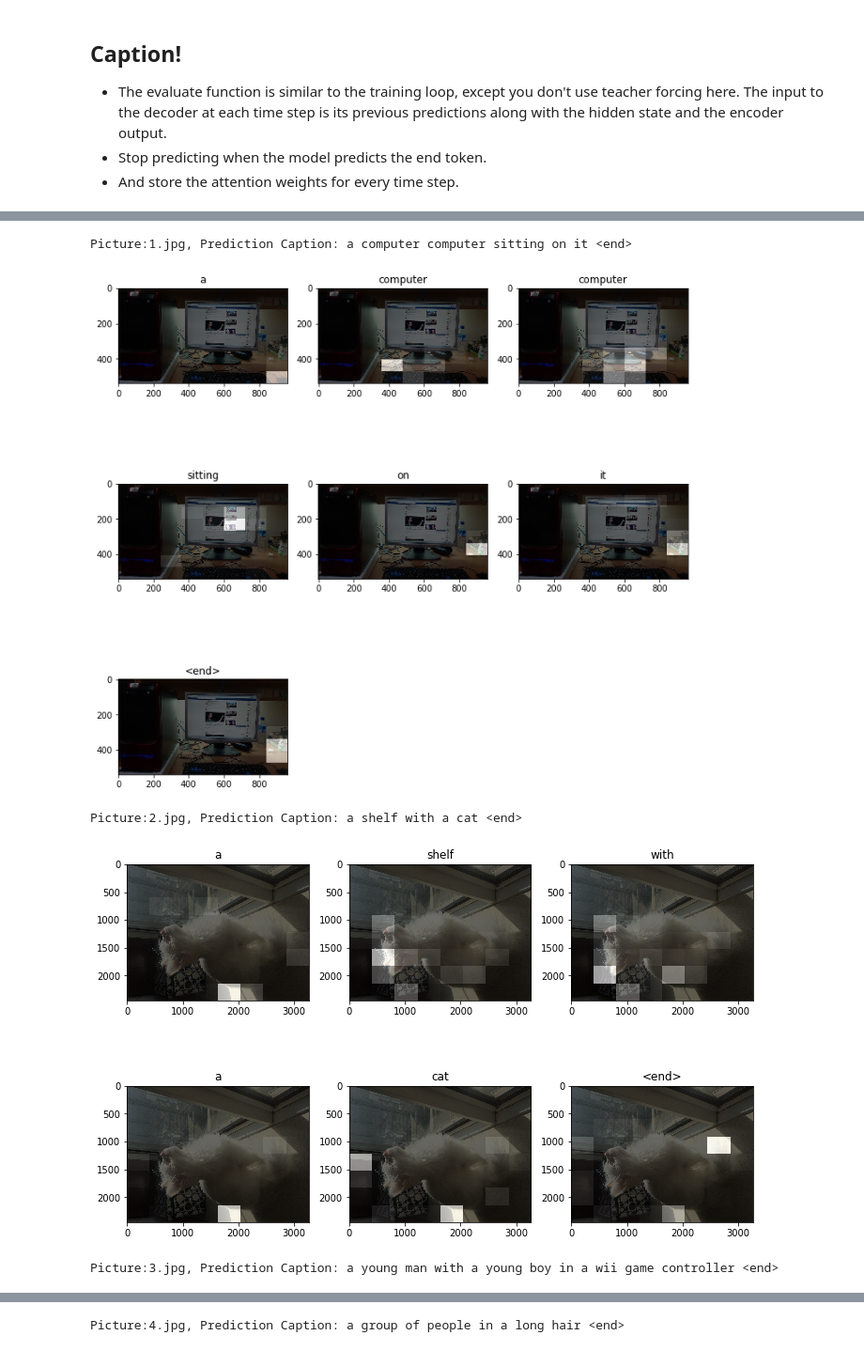
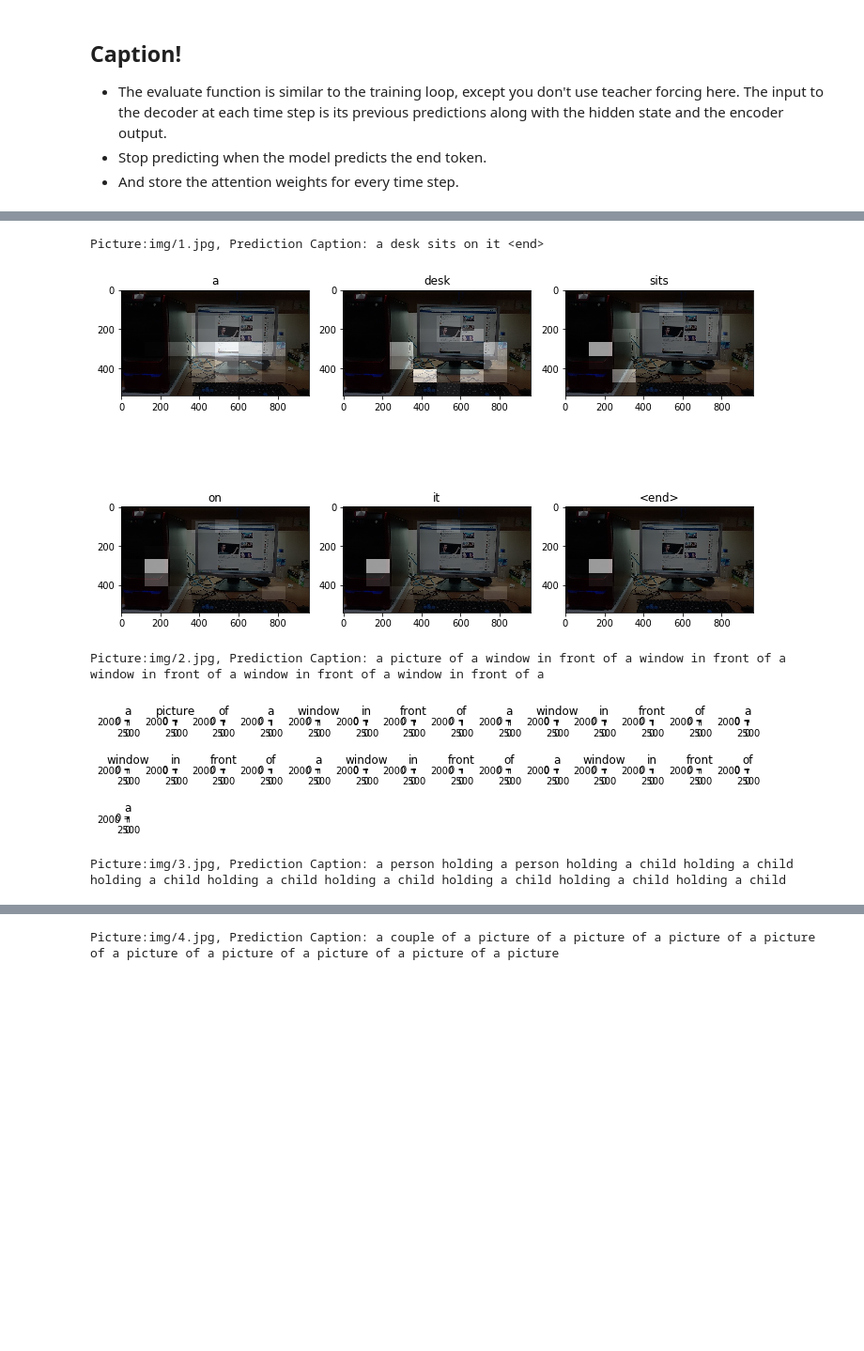
Before and after one commit to condal36/im2text, a Jupyter notebook: try_hard.ipynb, the cells around one changed output, grey strips where cells are left out. Shown at 94% size. Saved outputs shown, nothing was run; the diff lists cells and outputs as text; code cells hidden in the pictures; blank space fills up the shorter version.

```diff
--- a/try_hard.ipynb
+++ b/try_hard.ipynb
@@ -70,7 +70,8 @@ train_captions, img_name_vector = shuffle(all_captions,
                                           random_state=1)
 
 # Select the first 30000 captions from the shuffled set
-num_examples = 10000
+num_examples = 1000
 train_captions = train_captions[:num_examples]
 img_name_vector = img_name_vector[:num_examples]
-print(len(train_captions)+","+len(all_captions))
+print("length of train caption :",len(train_captions))
+print("length of all caption: " ,len(all_captions))
@@ -247,9 +251,9 @@ The model architecture is inspired by the [Show, Attend and Tell](https://arxiv.
 * This vector is then passed through the CNN Encoder (which consists of a single Fully connected layer).
 * The RNN (here GRU) attends over the image to predict the next word.
 # %%
-class BahdanauAttention(tf.keras.Model):
+class LuongAttention(tf.keras.Model):
   def __init__(self, units):
-    super(BahdanauAttention, self).__init__()
+    super(LuongAttention, self).__init__()
     self.W1 = tf.keras.layers.Dense(units)
     self.W2 = tf.keras.layers.Dense(units)
     self.V = tf.keras.layers.Dense(1)
@@ -268,6 +272,11 @@ class BahdanauAttention(tf.keras.Model):
     # you get 1 at the last axis because you are applying score to self.V
     attention_weights = tf.nn.softmax(self.V(score), axis=1)
 
+
+
+
+
+
     # context_vector shape after sum == (batch_size, hidden_size)
     context_vector = attention_weights * features
     context_vector = tf.reduce_sum(context_vector, axis=1)
@@ -300,7 +309,7 @@ class RNN_Decoder(tf.keras.Model):
     self.fc1 = tf.keras.layers.Dense(self.units)
     self.fc2 = tf.keras.layers.Dense(vocab_size)
 
-    self.attention = BahdanauAttention(self.units)
+    self.attention = LuongAttention(self.units)
 
   def call(self, x, features, hidden):
     # defining attention as a separate model
@@ -520,16 +529,16 @@ Prediction Caption: this is a clock tower with a pen and book and a clock <end>
 # %%
 i=1
 while i<=10:
-    image_path = f'{i}.jpg'
+    image_path = f'img/{i}.jpg'
     Image.open(image_path)
     result, attention_plot = evaluate(image_path)
     print (f'Picture:{image_path}'+', Prediction Caption:', ' '.join(result))
     plot_attention(image_path, result, attention_plot)
     # opening the image
     i+=1
 # %% [output]
-Picture:1.jpg, Prediction Caption: a computer computer sitting on it <end>
+Picture:img/1.jpg, Prediction Caption: a desk sits on it <end>
-[figure, old version]
+[figure, new version]
-Picture:2.jpg, Prediction Caption: a shelf with a cat <end>
+Picture:img/2.jpg, Prediction Caption: a picture of a window in front of a window in front of a window in front of a window in front of a window in front of a
-[figure, old version]
+[figure, new version]
-Picture:3.jpg, Prediction Caption: a young man with a young boy in a wii game controller <end>
+Picture:img/3.jpg, Prediction Caption: a person holding a person holding a child holding a child holding a child holding a child holding a child holding a child holding a child holding a child
@@ -537 +546 @@ Picture:3.jpg, Prediction Caption: a young man with a young boy in a wii game co
-Picture:4.jpg, Prediction Caption: a group of people in a long hair <end>
+Picture:img/4.jpg, Prediction Caption: a couple of a picture of a picture of a picture of a picture of a picture of a picture of a picture of a picture of a picture
```
Also changed, not shown: parts of 8 cells of this notebook, 10 other files.
